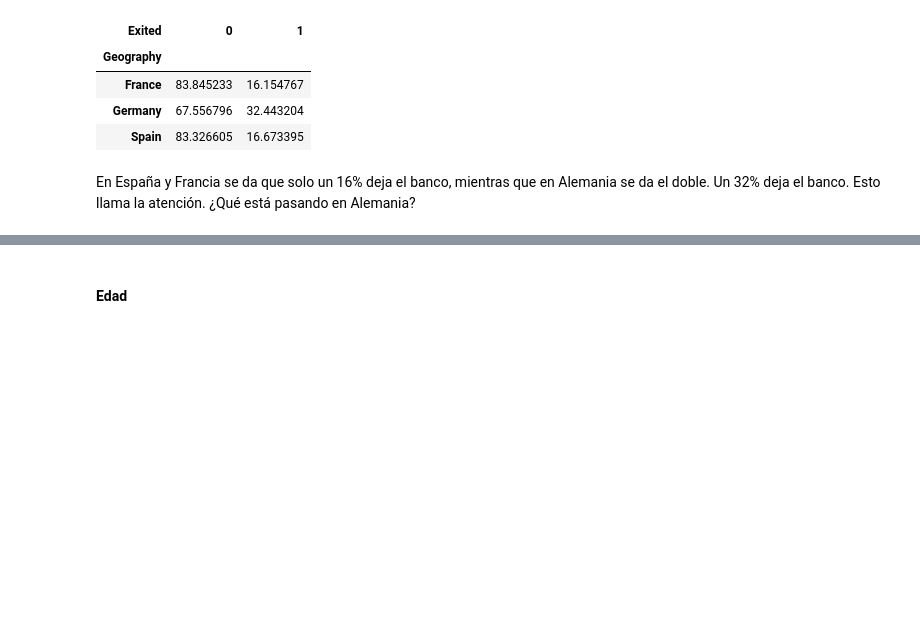
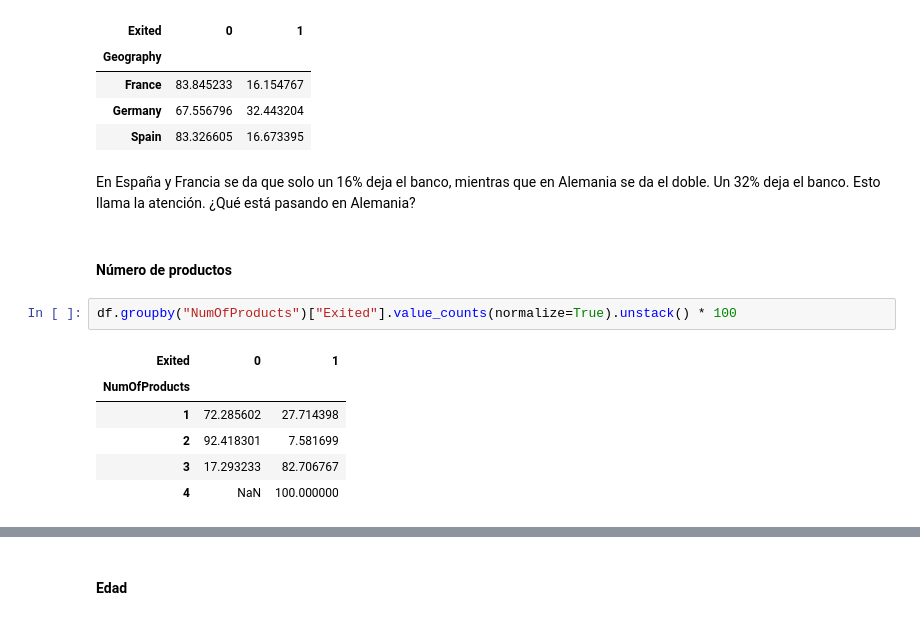
Before and after one commit to ALopezReale/bank-churn-analysis, a Jupyter notebook: 1_EDA_RegresionLogistica.ipynb, the cells around one changed output, grey strips where cells are left out. Saved outputs shown, nothing was run; the diff lists cells and outputs as text; blank space fills up the shorter version.

```diff
--- a/1_EDA_RegresionLogistica.ipynb
+++ b/1_EDA_RegresionLogistica.ipynb
@@ -212,3 +219,14 @@ df.groupby("Geography")["Exited"].value_counts(normalize=True).unstack() * 100
 | Spain | 83.326605 | 16.673395 |
 # %% [markdown]
 En España y Francia se da que solo un 16% deja el banco, mientras que en Alemania se da el doble. Un 32% deja el banco. Esto llama la atención. ¿Qué está pasando en Alemania?
+# %% [markdown]
+#### Número de productos
+# %%
+df.groupby("NumOfProducts")["Exited"].value_counts(normalize=True).unstack() * 100
+# %% [output]
+| Exited | 0 | 1 |
+| NumOfProducts |  |  |
+| 1 | 72.285602 | 27.714398 |
+| 2 | 92.418301 | 7.581699 |
+| 3 | 17.293233 | 82.706767 |
+| 4 | NaN | 100.000000 |
```
Also changed, not shown: parts of 48 cells of this notebook.
